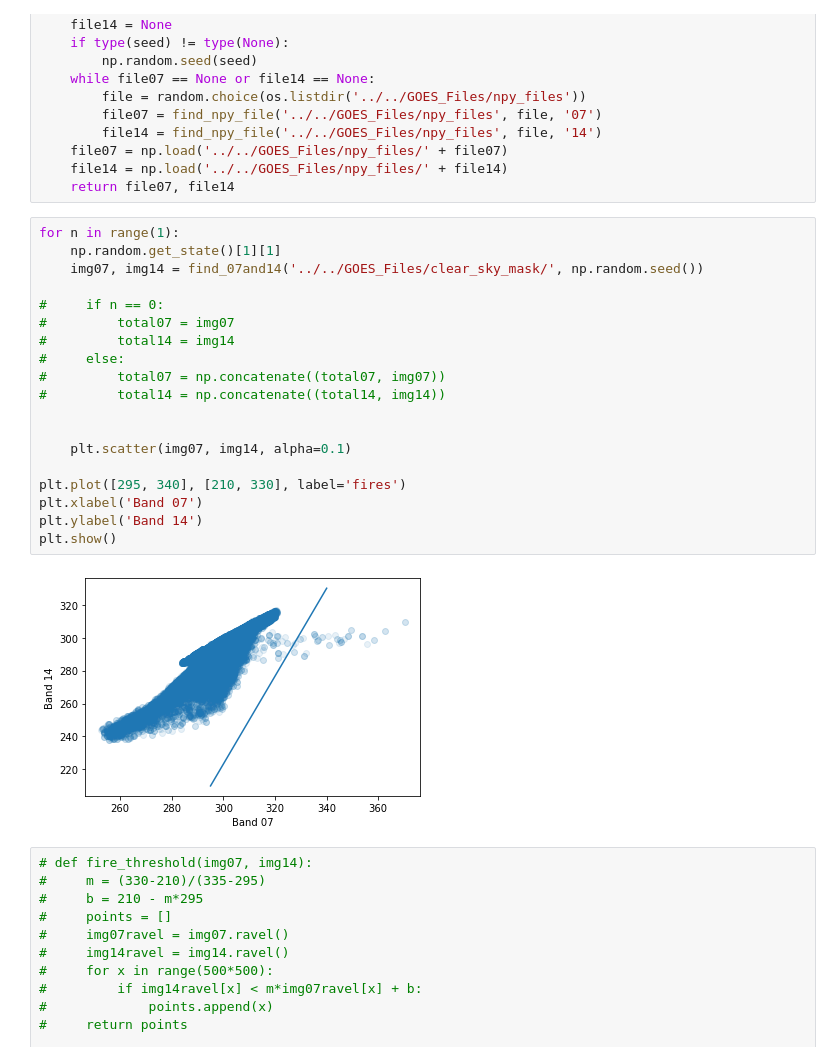
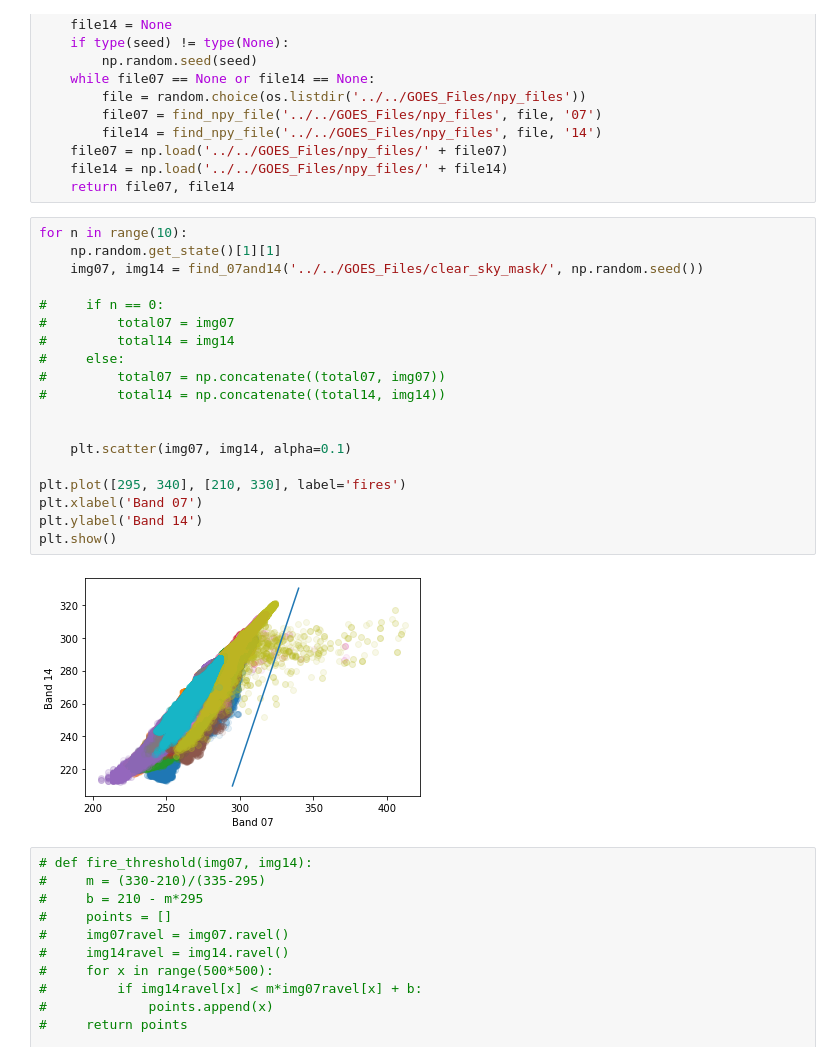
Before and after one commit to ccny-glasslab/Fires, a Jupyter notebook: Identifying Fires/fire_threshold_function.ipynb, the cells around one changed output. Saved outputs shown, nothing was run; the diff lists cells and outputs as text.

```diff
--- a/Identifying Fires/fire_threshold_function.ipynb
+++ b/Identifying Fires/fire_threshold_function.ipynb
@@ -44,26 +44,26 @@ def find_07and14(path, seed = None):
     file14 = np.load('../../GOES_Files/npy_files/' + file14)
     return file07, file14
 # %%
-for n in range(1):
+for n in range(10):
     np.random.get_state()[1][1]
     img07, img14 = find_07and14('../../GOES_Files/clear_sky_mask/', np.random.seed())
 
 #     if n == 0:
 #         total07 = img07
 #         total14 = img14
 #     else:
 #         total07 = np.concatenate((total07, img07))
 #         total14 = np.concatenate((total14, img14))
 
 
     plt.scatter(img07, img14, alpha=0.1)
 
 plt.plot([295, 340], [210, 330], label='fires')
 plt.xlabel('Band 07')
 plt.ylabel('Band 14')
 plt.show()
 # %% [output]
-[figure, old version]
+[figure, new version]
 # %%
 # def fire_threshold(img07, img14):
 #     m = (330-210)/(335-295)
```
Also changed, not shown: 3 other files.
